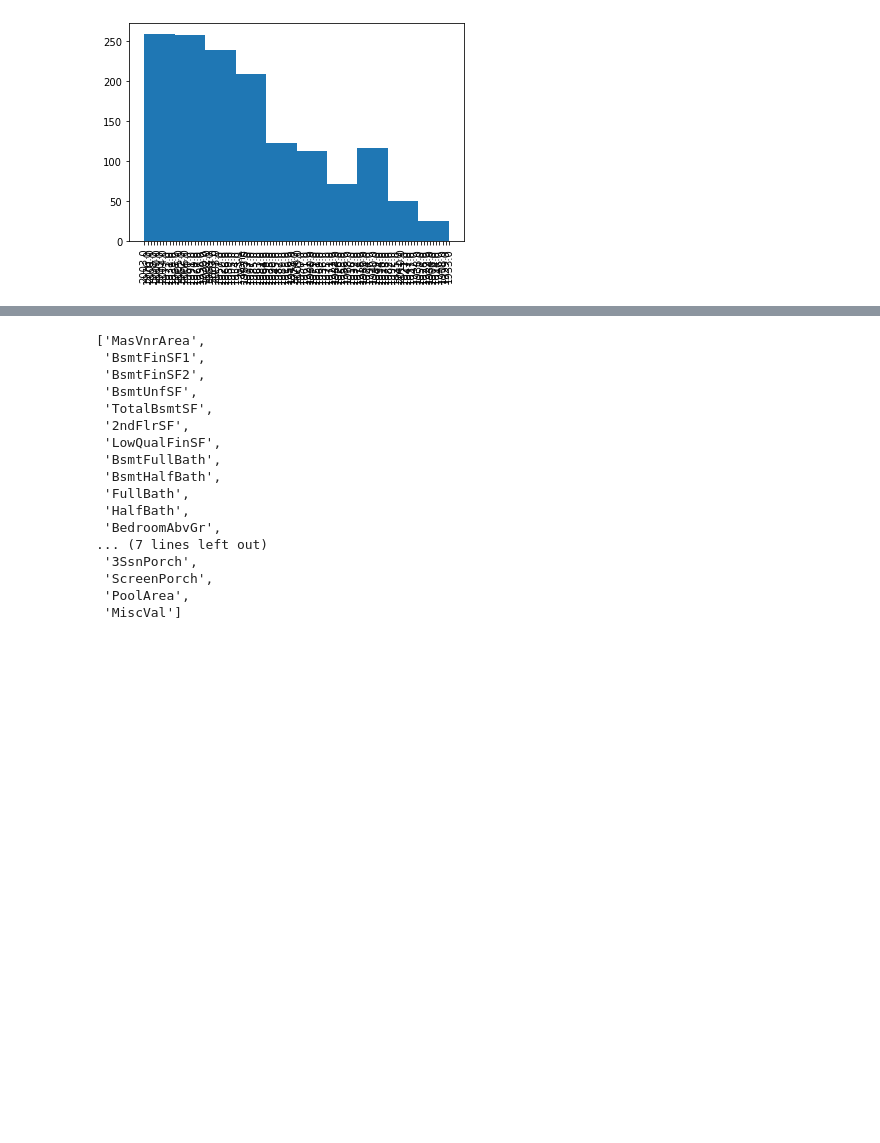
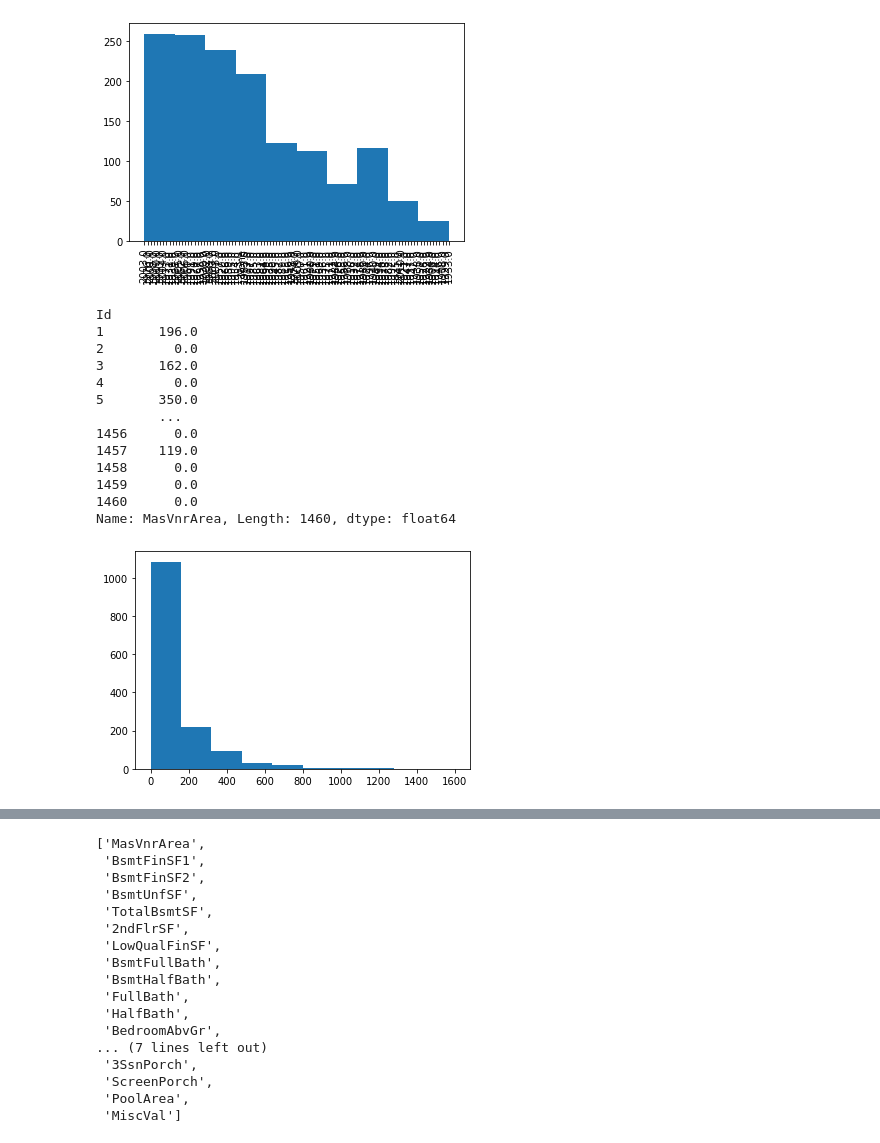
Before and after one commit to miggitymack/house-prices-advanced-regression-techniques, a Jupyter notebook: housing_prices.ipynb, the cells around one changed output, grey strips where cells are left out. Cells and saved outputs as stored; diff of their text form; code cells hidden in the pictures; blank space fills up the shorter version.

```diff
--- a/housing_prices.ipynb
+++ b/housing_prices.ipynb
@@ -93,3 +93,22 @@ Id
 1460    1965.0
 Name: GarageYrBlt, Length: 1460, dtype: object
 [figure]
+# %%
+housing['MasVnrArea'] = housing['MasVnrArea'].fillna(0)
+plt.hist(housing['MasVnrArea'])
+housing['MasVnrArea']
+# %% [output]
+Id
+1       196.0
+2         0.0
+3       162.0
+4         0.0
+5       350.0
+        ...
+1456      0.0
+1457    119.0
+1458      0.0
+1459      0.0
+1460      0.0
+Name: MasVnrArea, Length: 1460, dtype: float64
+[figure, added]
```
Also changed, not shown: parts of 5 cells of this notebook.
